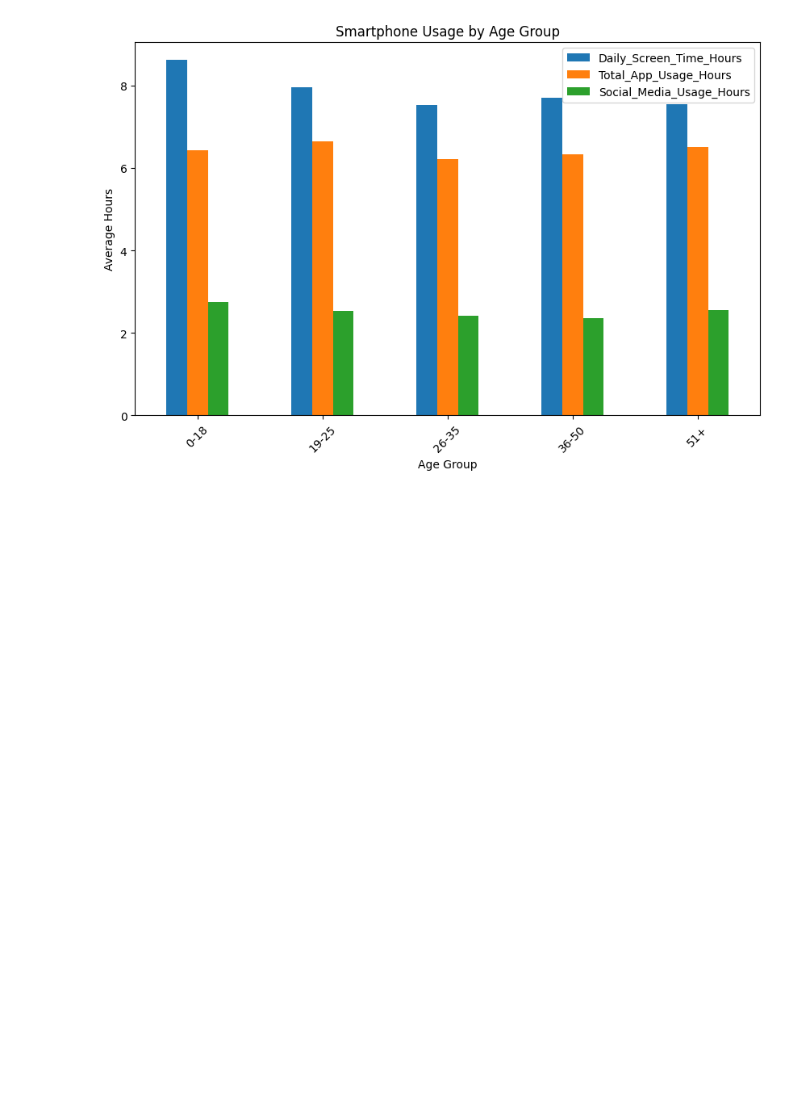
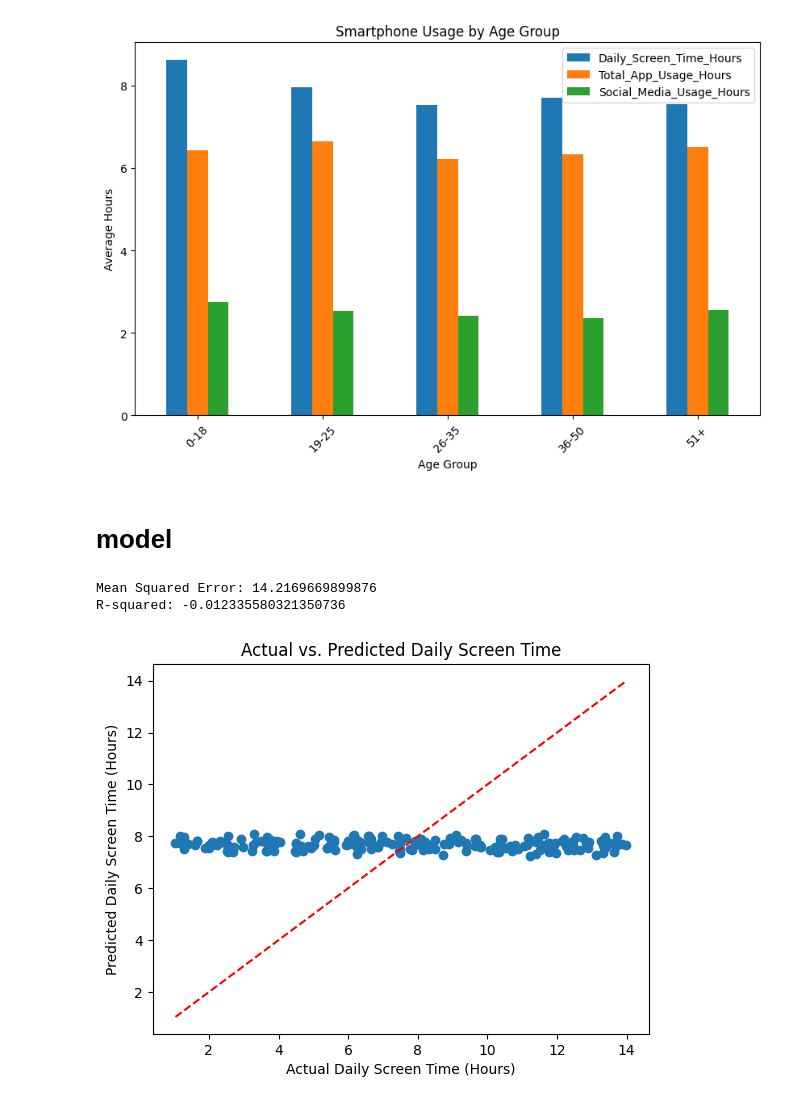
Before and after one commit to Vicky-peace/mobile-device-usage--analysis, a Jupyter notebook: smartphone_usage1.ipynb, the cells around one changed output. Saved outputs shown, nothing was run; the diff lists cells and outputs as text; code cells hidden in the pictures; blank space fills up the shorter version.

```diff
--- a/smartphone_usage1.ipynb
+++ b/smartphone_usage1.ipynb
@@ -202,3 +202,47 @@ Age_Group
 36-50                      2.365952
 51+                        2.545926
 [figure]
+# %% [markdown]
+# **model**
+# %%
+import pandas as pd
+from sklearn.model_selection import train_test_split
+from sklearn.linear_model import LinearRegression
+from sklearn.metrics import mean_squared_error, r2_score
+import matplotlib.pyplot as plt
+
+# Prepare the data
+X = data[['Total_App_Usage_Hours', 'Social_Media_Usage_Hours']]
+y = data['Daily_Screen_Time_Hours']
+
+# Split the data
+X_train, X_test, y_train, y_test = train_test_split(X, y, test_size=0.2, random_state=42)
+
+# Create and train the model
+model = LinearRegression()
+model.fit(X_train, y_train)
+
+# Make predictions
+y_pred = model.predict(X_test)
+
+# Evaluate the model
+mse = mean_squared_error(y_test, y_pred)
+r2 = r2_score(y_test, y_pred)
+
+print(f"Mean Squared Error: {mse}")
+print(f"R-squared: {r2}")
+
+# Visualize the results
+plt.scatter(y_test, y_pred)
+plt.xlabel("Actual Daily Screen Time (Hours)")
+plt.ylabel("Predicted Daily Screen Time (Hours)")
+plt.title("Actual vs. Predicted Daily Screen Time")
+
+# Add a diagonal line for perfect prediction
+plt.plot([min(y_test), max(y_test)], [min(y_test), max(y_test)], linestyle='--', color='red')
+
+plt.show()
+# %% [output]
+Mean Squared Error: 14.2169669899876
+R-squared: -0.012335580321350736
+[figure, added]
```
